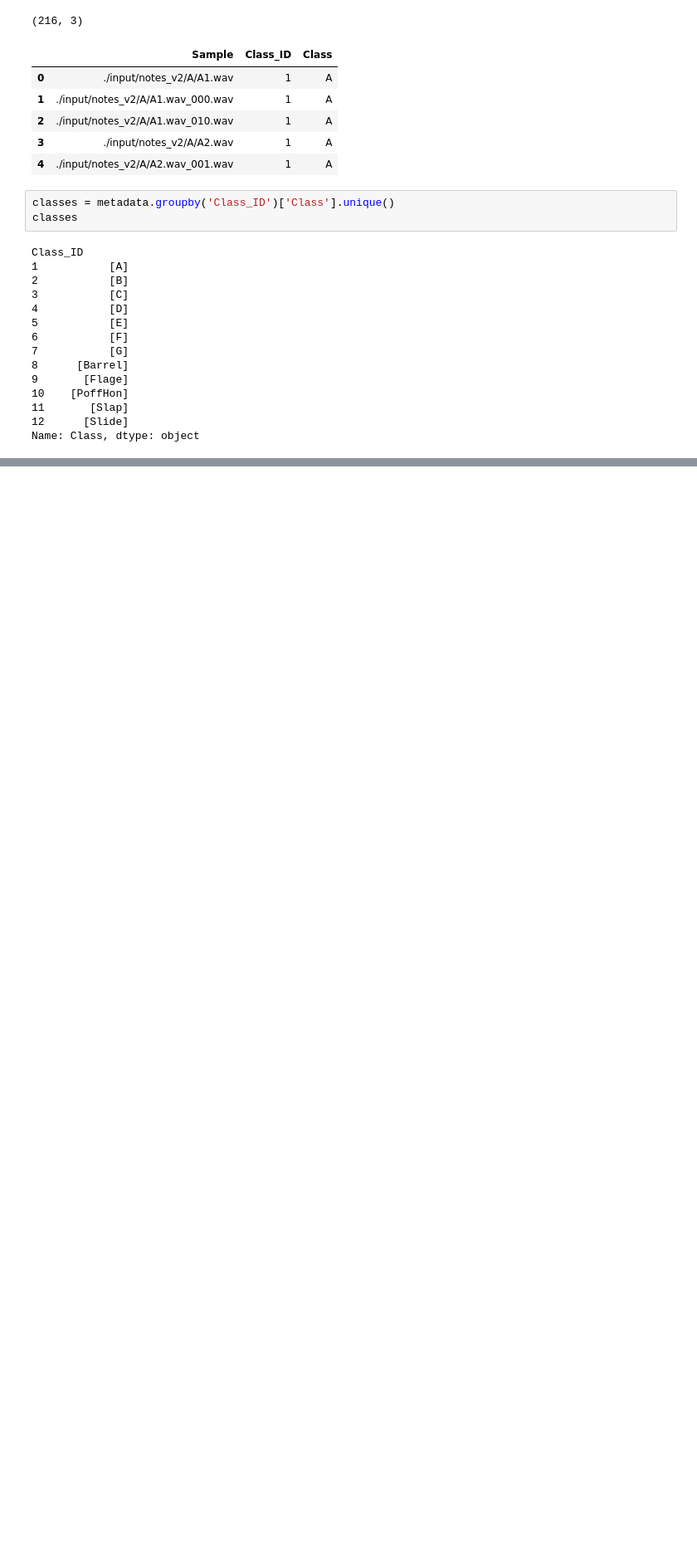
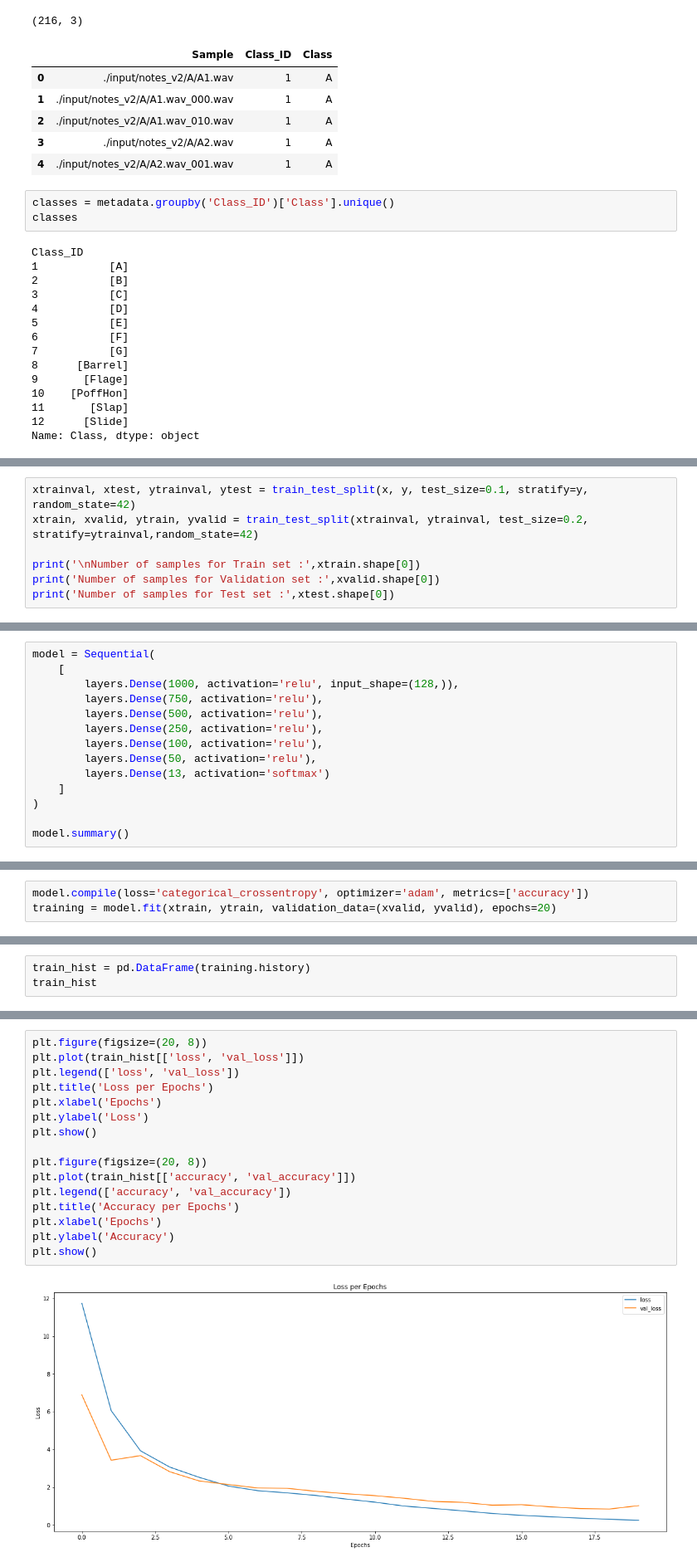
Before and after one commit to Andy666Fox/GuitarGrapher_v2, a Jupyter notebook: model.ipynb, the cells around one changed output, grey strips where cells are left out. Shown at 83% size. Saved outputs shown, nothing was run; the diff lists cells and outputs as text; blank space fills up the shorter version.

Commit message:
model done

```diff
--- a/model.ipynb
+++ b/model.ipynb
@@ -51,0 +73,7 @@ def feature_exctractor(path: str) -> np.array:
+# %%
+xtrainval, xtest, ytrainval, ytest = train_test_split(x, y, test_size=0.1, stratify=y, random_state=42)
+xtrain, xvalid, ytrain, yvalid = train_test_split(xtrainval, ytrainval, test_size=0.2, stratify=ytrainval,random_state=42)
+
+print('\nNumber of samples for Train set :',xtrain.shape[0])
+print('Number of samples for Validation set :',xvalid.shape[0])
+print('Number of samples for Test set :',xtest.shape[0])
@@ -51,0 +84,14 @@ def feature_exctractor(path: str) -> np.array:
+# %%
+model = Sequential(
+    [
+        layers.Dense(1000, activation='relu', input_shape=(128,)),
+        layers.Dense(750, activation='relu'),
+        layers.Dense(500, activation='relu'),
+        layers.Dense(250, activation='relu'),
+        layers.Dense(100, activation='relu'),
+        layers.Dense(50, activation='relu'),
+        layers.Dense(13, activation='softmax')
+    ]
+)
+
+model.summary()
@@ -51,0 +116,3 @@ def feature_exctractor(path: str) -> np.array:
+# %%
+model.compile(loss='categorical_crossentropy', optimizer='adam', metrics=['accuracy'])
+training = model.fit(xtrain, ytrain, validation_data=(xvalid, yvalid), epochs=20)
@@ -51,0 +137,3 @@ def feature_exctractor(path: str) -> np.array:
+# %%
+train_hist = pd.DataFrame(training.history)
+train_hist
@@ -51,0 +158,18 @@ def feature_exctractor(path: str) -> np.array:
+# %%
+plt.figure(figsize=(20, 8))
+plt.plot(train_hist[['loss', 'val_loss']])
+plt.legend(['loss', 'val_loss'])
+plt.title('Loss per Epochs')
+plt.xlabel('Epochs')
+plt.ylabel('Loss')
+plt.show()
+
+plt.figure(figsize=(20, 8))
+plt.plot(train_hist[['accuracy', 'val_accuracy']])
+plt.legend(['accuracy', 'val_accuracy'])
+plt.title('Accuracy per Epochs')
+plt.xlabel('Epochs')
+plt.ylabel('Accuracy')
+plt.show()
+# %% [output]
+[figure, added]
```
Also changed, not shown: parts of 9 cells of this notebook, 1 other file.
